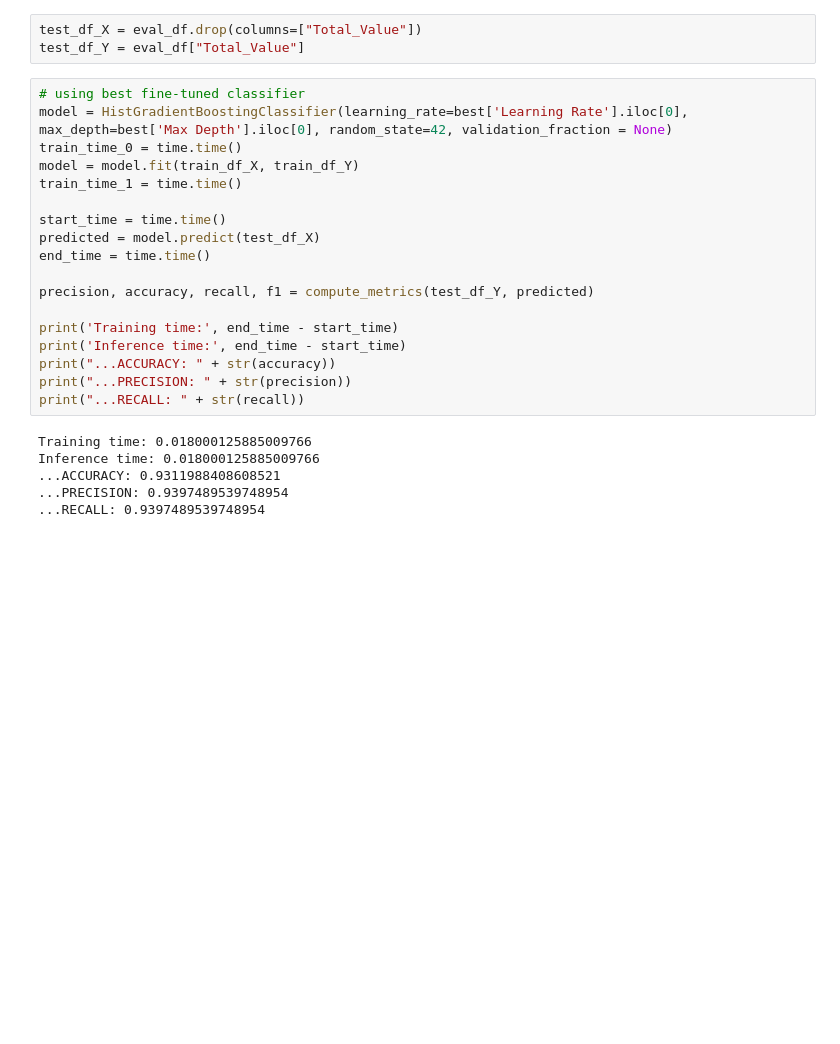
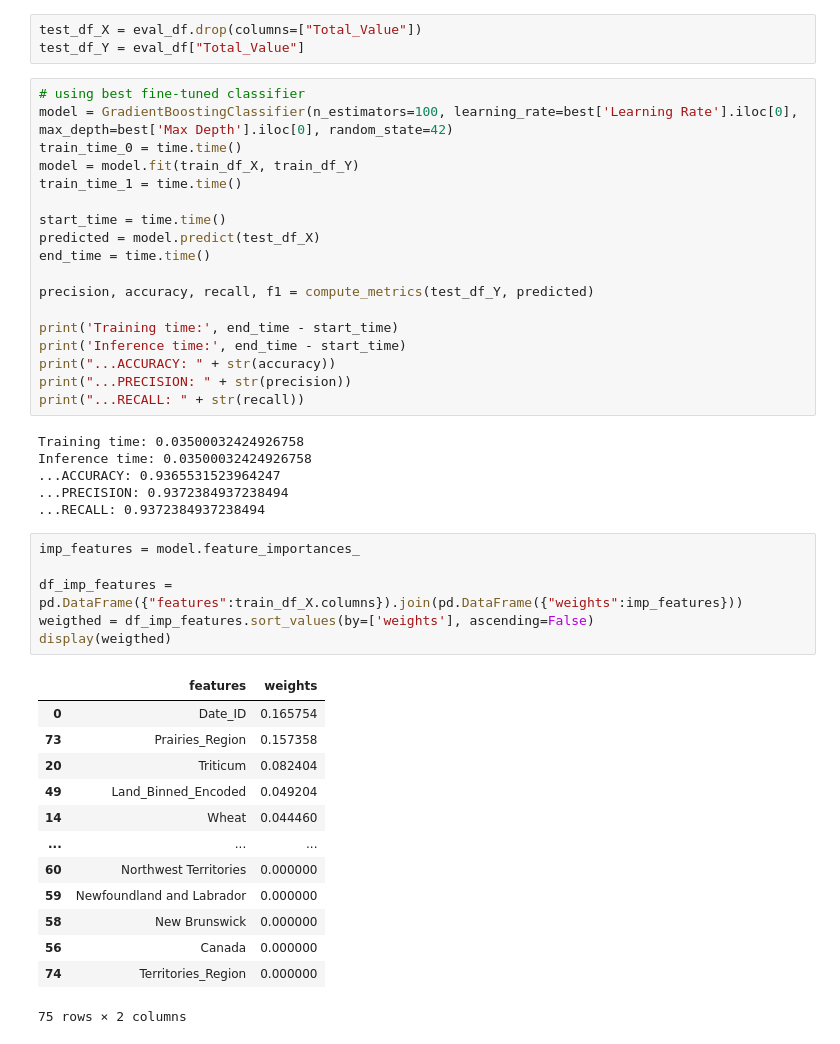
Before and after one commit to Daniel-Dumitrescu/csi4142-project, a Jupyter notebook: supervised_learning/GradientBoosting.ipynb, the cells around one changed output. Drawn from its saved outputs; the diff is of its cells as text; blank space fills up the shorter version.

```diff
--- a/supervised_learning/GradientBoosting.ipynb
+++ b/supervised_learning/GradientBoosting.ipynb
@@ -170,7 +180,7 @@ test_df_X = eval_df.drop(columns=["Total_Value"])
 test_df_Y = eval_df["Total_Value"]
 # %%
 # using best fine-tuned classifier
-model = HistGradientBoostingClassifier(learning_rate=best['Learning Rate'].iloc[0], max_depth=best['Max Depth'].iloc[0], random_state=42, validation_fraction = None)
+model = GradientBoostingClassifier(n_estimators=100, learning_rate=best['Learning Rate'].iloc[0], max_depth=best['Max Depth'].iloc[0], random_state=42)
 train_time_0 = time.time()
 model = model.fit(train_df_X, train_df_Y)
 train_time_1 = time.time()
@@ -187,8 +197,28 @@ print("...ACCURACY: " + str(accuracy))
 print("...PRECISION: " + str(precision))
 print("...RECALL: " + str(recall))
 # %% [output]
-Training time: 0.018000125885009766
-Inference time: 0.018000125885009766
-...ACCURACY: 0.9311988408608521
-...PRECISION: 0.9397489539748954
-...RECALL: 0.9397489539748954
+Training time: 0.03500032424926758
+Inference time: 0.03500032424926758
+...ACCURACY: 0.9365531523964247
+...PRECISION: 0.9372384937238494
+...RECALL: 0.9372384937238494
+# %%
+imp_features = model.feature_importances_
+
+df_imp_features = pd.DataFrame({"features":train_df_X.columns}).join(pd.DataFrame({"weights":imp_features}))
+weigthed = df_imp_features.sort_values(by=['weights'], ascending=False)
+display(weigthed)
+# %% [output]
+|  | features | weights |
+| 0 | Date_ID | 0.165754 |
+| 73 | Prairies_Region | 0.157358 |
+| 20 | Triticum | 0.082404 |
+| 49 | Land_Binned_Encoded | 0.049204 |
+| 14 | Wheat | 0.044460 |
+| ... | ... | ... |
+| 60 | Northwest Territories | 0.000000 |
+| 59 | Newfoundland and Labrador | 0.000000 |
+| 58 | New Brunswick | 0.000000 |
+| 56 | Canada | 0.000000 |
+| 74 | Territories_Region | 0.000000 |
+75 rows × 2 columns
```
Also changed, not shown: parts of 3 cells of this notebook, 1 other file.
